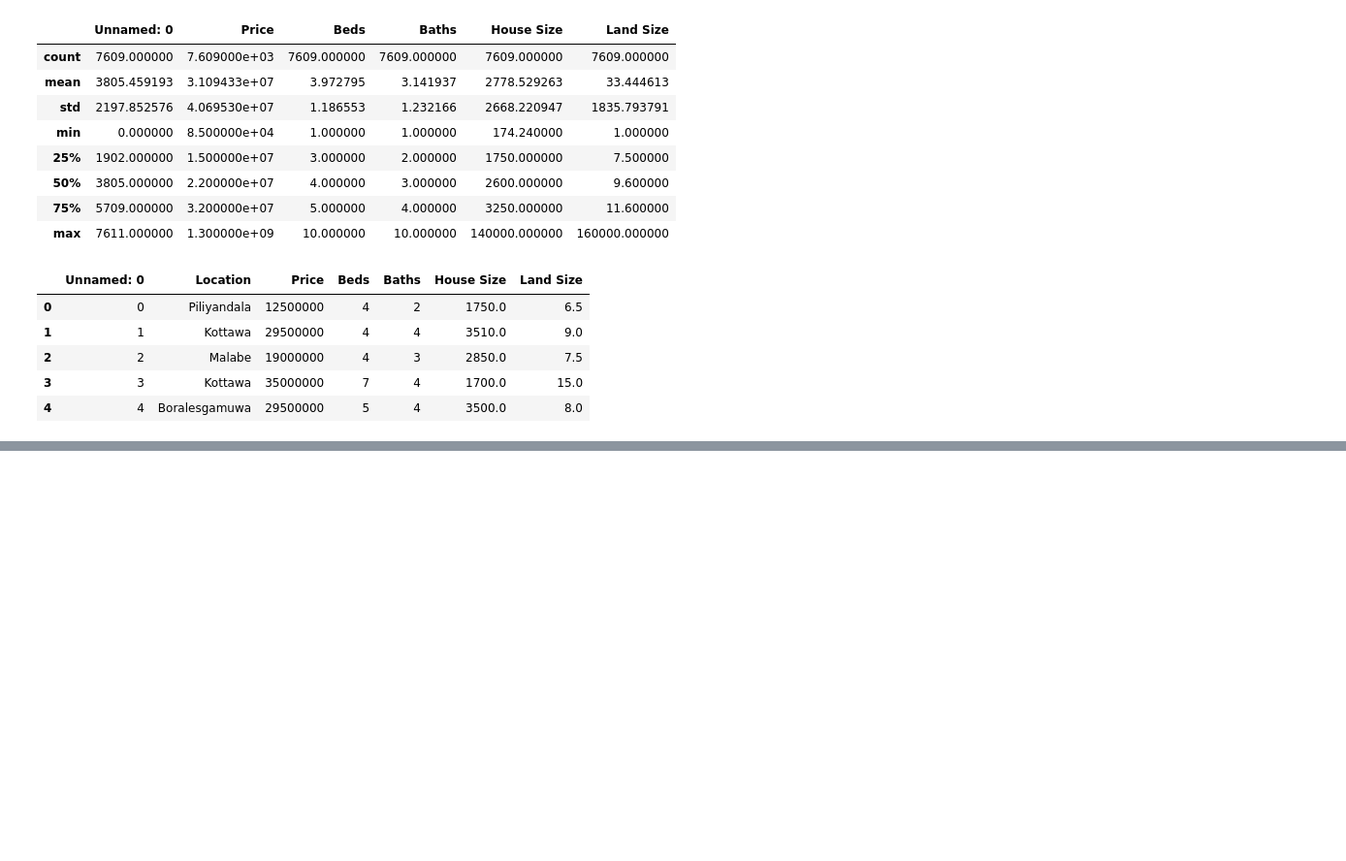
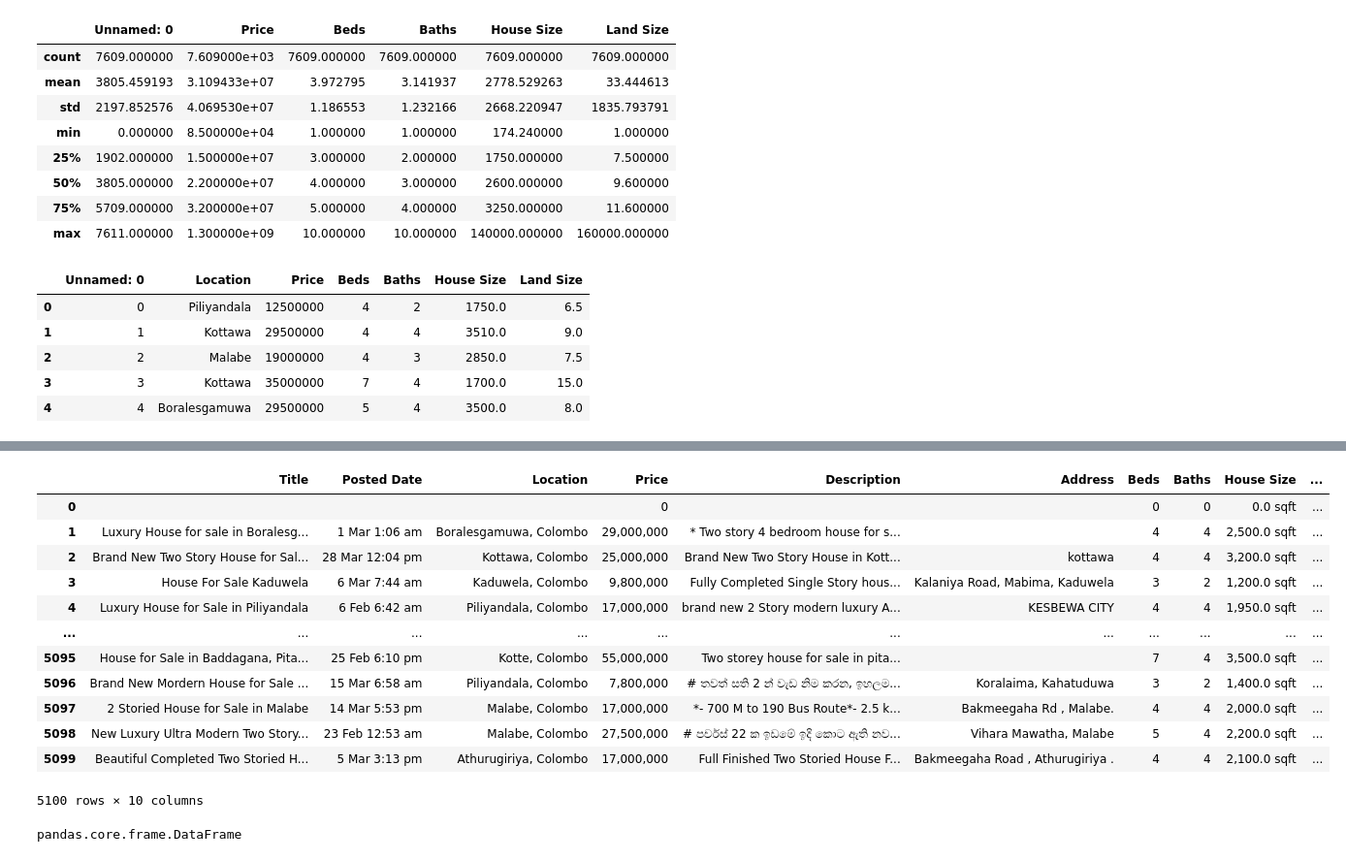
Before and after one commit to ano010/House-Price-Prediction-using-Machine-Learning, a Jupyter notebook: data-collection/scrapper.ipynb, the cells around one changed output, grey strips where cells are left out. Shown at 97% size. Saved outputs shown, nothing was run; the diff lists cells and outputs as text; code cells hidden in the pictures; blank space fills up the shorter version.

```diff
--- a/data-collection/scrapper.ipynb
+++ b/data-collection/scrapper.ipynb
@@ -67,3 +69,6 @@ urls[0]
+# %%
+with open('urls_v2', 'wb') as file:
+    pickle.dump(urls, file)
 # %%
 def extract_house(url):
     title= ''
@@ -426,0 +447,28 @@ df_check.head()
+# %%
+new_houses = []
+with open('df', 'rb') as file:
+        new_houses = pickle.load(file)
+# %%
+df_new = pd.DataFrame(new_houses)
+# %%
+df_new.columns = cols = ['Title', 'Posted Date', 'Location', 'Price', 'Description', 'Address', 'Beds', 'Baths', 'House Size', 'Land Size']
+# %%
+df_new
+# %% [output]
+|  | Title | Posted Date | Location | Price | Description | Address | Beds | Baths | House Size | ... |
+| 0 |  |  |  | 0 |  |  | 0 | 0 | 0.0 sqft | ... |
+| 1 | Luxury House for sale in Boralesg... | 1 Mar 1:06 am | Boralesgamuwa, Colombo | 29,000,000 | * Two story 4 bedroom house for s... |  | 4 | 4 | 2,500.0 sqft | ... |
+| 2 | Brand New Two Story House for Sal... | 28 Mar 12:04 pm | Kottawa, Colombo | 25,000,000 | Brand New Two Story House in Kott... | kottawa | 4 | 4 | 3,200.0 sqft | ... |
+| 3 | House For Sale Kaduwela | 6 Mar 7:44 am | Kaduwela, Colombo | 9,800,000 | Fully Completed Single Story hous... | Kalaniya Road, Mabima, Kaduwela | 3 | 2 | 1,200.0 sqft | ... |
+| 4 | Luxury House for Sale in Piliyandala | 6 Feb 6:42 am | Piliyandala, Colombo | 17,000,000 | brand new 2 Story modern luxury A... | KESBEWA CITY | 4 | 4 | 1,950.0 sqft | ... |
+| ... | ... | ... | ... | ... | ... | ... | ... | ... | ... | ... |
+| 5095 | House for Sale in Baddagana, Pita... | 25 Feb 6:10 pm | Kotte, Colombo | 55,000,000 | Two storey house for sale in pita... |  | 7 | 4 | 3,500.0 sqft | ... |
+| 5096 | Brand New Mordern House for Sale ... | 15 Mar 6:58 am | Piliyandala, Colombo | 7,800,000 | # තවත් සති 2 න් වැඩ නිම කරන, ඉහලම... | Koralaima, Kahatuduwa | 3 | 2 | 1,400.0 sqft | ... |
+| 5097 | 2 Storied House for Sale in Malabe | 14 Mar 5:53 pm | Malabe, Colombo | 17,000,000 | *- 700 M to 190 Bus Route*- 2.5 k... | Bakmeegaha Rd , Malabe. | 4 | 4 | 2,000.0 sqft | ... |
+| 5098 | New Luxury Ultra Modern Two Story... | 23 Feb 12:53 am | Malabe, Colombo | 27,500,000 | # පර්චස් 22 ක ඉඩමේ ඉදි කොට ඇති නව... | Vihara Mawatha, Malabe | 5 | 4 | 2,200.0 sqft | ... |
+| 5099 | Beautiful Completed Two Storied H... | 5 Mar 3:13 pm | Athurugiriya, Colombo | 17,000,000 | Full Finished Two Storied House F... | Bakmeegaha Road , Athurugiriya . | 4 | 4 | 2,100.0 sqft | ... |
+5100 rows × 10 columns
+# %%
+type(pd.concat([df_old.drop(['Unnamed: 0'], axis=1), df_new]).drop(['Title', 'Posted Date', 'Description', 'Address'], axis=1))
+# %% [output]
+pandas.core.frame.DataFrame
```
Also changed, not shown: parts of 27 cells of this notebook, 33 other files.
